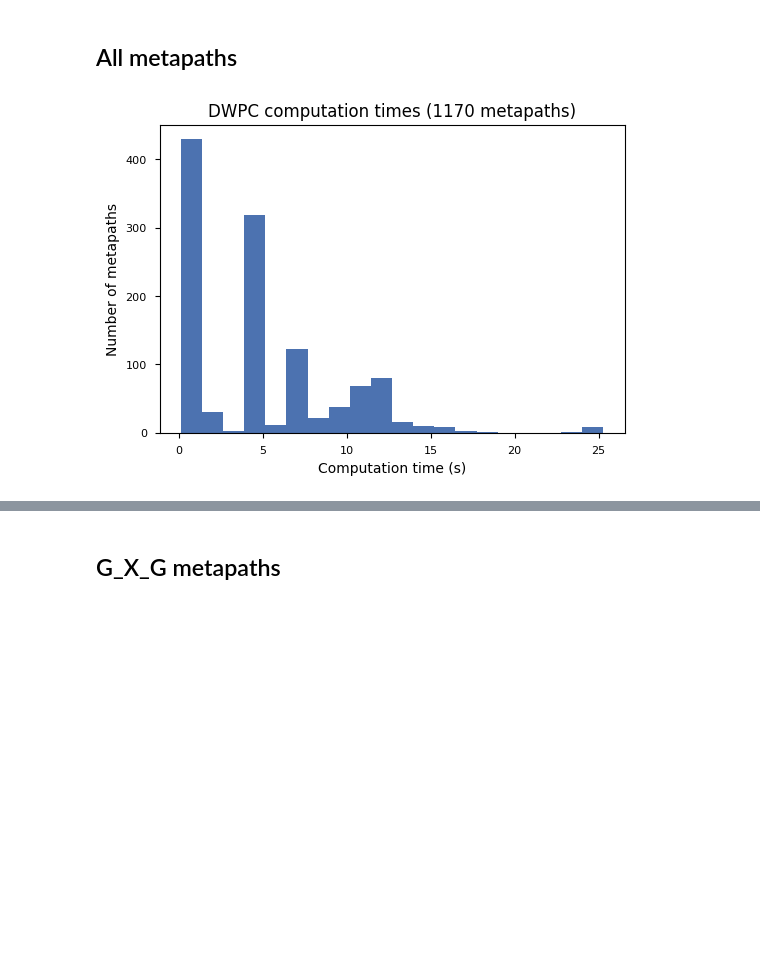
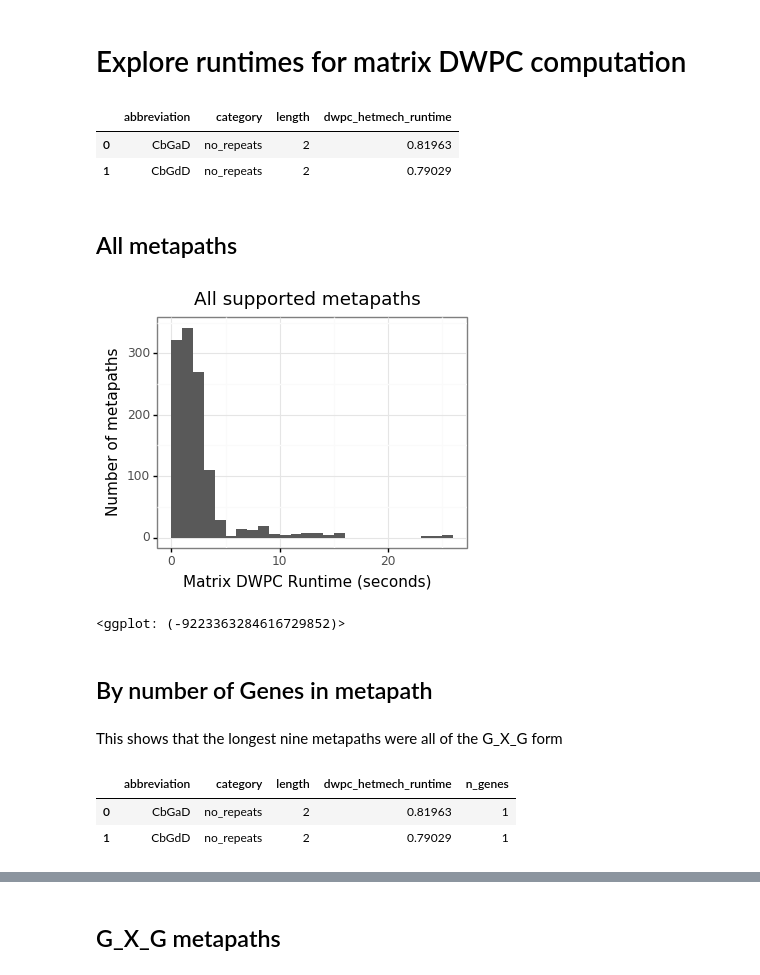
Before and after one commit to greenelab/connectivity-search-analyses, a Jupyter notebook: 7.rephetio-times.ipynb, the cells around one changed output, grey strips where cells are left out. Cells and saved outputs as stored; diff of their text form; code cells hidden in the pictures; blank space fills up the shorter version.

```diff
--- a/7.rephetio-times.ipynb
+++ b/7.rephetio-times.ipynb
@@ -1,10 +0,0 @@
-# %%
-import numpy as np, numpy, pandas as pd, matplotlib.pyplot as plt, regex as re
-import seaborn as sns
-import hetio.readwrite, json
-from hetmech.matrix import *
-from hetmech.dwpc import *
-from plotnine import *
-%matplotlib inline
-plt.style.use(['default'])
-sns.set_context("paper", rc={"font.size":10,"axes.titlesize":12,"axes.labelsize":10})
@@ -12,0 +1,2 @@ times = pd.read_csv('data/all_times.tsv', sep='\t')
+# %% [markdown]
+# Explore runtimes for matrix DWPC computation
@@ -13,11 +10,37 @@ times = pd.read_csv('data/all_times.tsv', sep='\t')
+# %%
+path = pathlib.Path('data/rephetio-DWPCs-hetmech-runtime.tsv')
+runtime_df = pandas.read_table(path)
+runtime_df.dropna(subset=['dwpc_hetmech_runtime'], inplace=True)
+runtime_df.length = pandas.Categorical(runtime_df.length, ordered=True)
+runtime_df.head(2)
+# %% [output]
+|  | abbreviation | category | length | dwpc_hetmech_runtime |
+| 0 | CbGaD | no_repeats | 2 | 0.81963 |
+| 1 | CbGdD | no_repeats | 2 | 0.79029 |
 # %% [markdown]
 ## All metapaths
-# %%
-plt.figure(figsize=(6,4))
-plt.title('DWPC computation times (1170 metapaths)')
-plt.xlabel('Computation time (s)')
-plt.ylabel('Number of metapaths')
-
-plt.hist(list(times['Time']), bins=20, color=sns.color_palette('deep')[0]);
-# %% [output]
-[figure, removed]
+# %%
+pln.options.figure_size = 4, 3
+(
+    pln.ggplot(runtime_df, pln.aes(x = 'dwpc_hetmech_runtime')) +
+    pln.geom_histogram(breaks=numpy.arange(1 + runtime_df.dwpc_hetmech_runtime.max())) +
+    pln.xlab('Matrix DWPC Runtime (seconds)') +
+    pln.ylab('Number of metapaths') +
+    pln.ggtitle('All supported metapaths') +
+    pln.theme_bw()
+)
+# %% [output]
+[figure, added]
+<ggplot: (-9223363284616729852)>
+# %% [markdown]
+## By number of Genes in metapath
+# %% [markdown]
+This shows that the longest nine metapaths were all of the G_X_G form
+# %%
+# Dangerous method to count number of Gene metanodes in a metapath
+runtime_df['n_genes'] = runtime_df.abbreviation.map(lambda x: x.count('G'))
+runtime_df.head(2)
+# %% [output]
+|  | abbreviation | category | length | dwpc_hetmech_runtime | n_genes |
+| 0 | CbGaD | no_repeats | 2 | 0.81963 | 1 |
+| 1 | CbGdD | no_repeats | 2 | 0.79029 | 1 |
```
Also changed, not shown: parts of 48 cells of this notebook, 4 other files.
